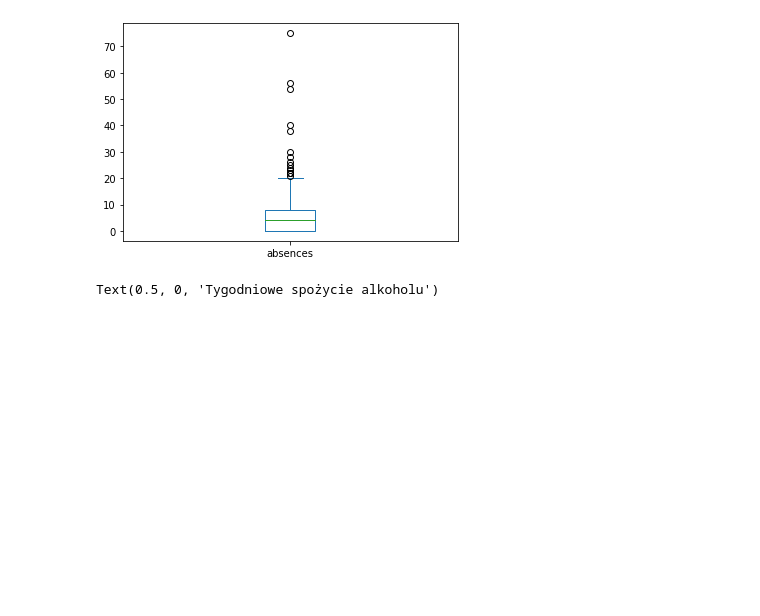
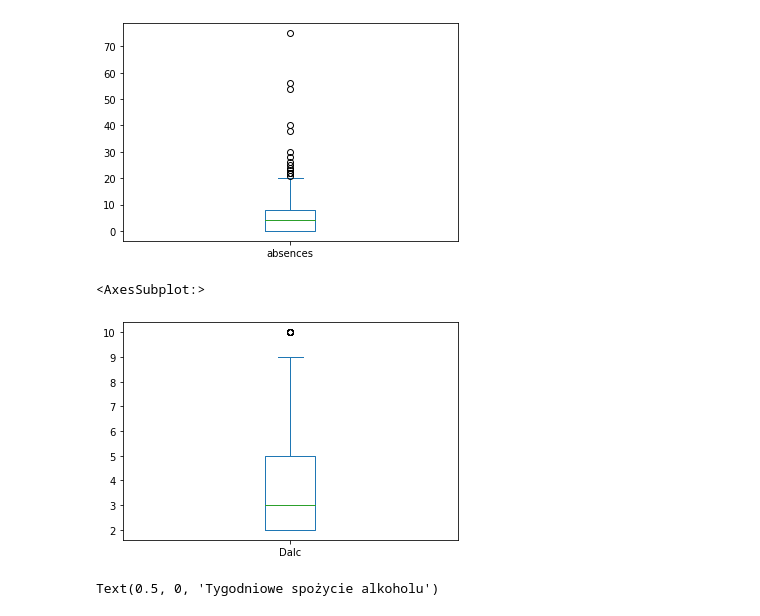
Before and after one commit to boratowsky/Nauczanie-maszynowe-w-Python, a Jupyter notebook: zaliczenie.ipynb, the cells around one changed output. Drawn from its saved outputs; the diff is of its cells as text; code cells hidden in the pictures; blank space fills up the shorter version.

```diff
--- a/zaliczenie.ipynb
+++ b/zaliczenie.ipynb
@@ -32,7 +32,6 @@ data.head(10)
 | 8 | GP | M | 15 | U | LE3 | A | 3 | 2 | services | other | home | ... |
 | 9 | GP | M | 15 | U | GT3 | T | 3 | 4 | other | other | home | ... |
 # %%
-# USUWANIE PUSTYCH WARTOŚCI (na wszelki wypadek, zbiór nie ma takowych)
+# Sprawdzanie pustych wartości
 
-data.fillna(data.mean(), inplace=True)
-data = data.copy()
+data.isnull().any()
@@ -181,6 +198,11 @@ data['absences'].plot.box()
 # %% [output]
 <AxesSubplot:>
 [figure]
+# %%
+data['Dalc'].plot.box()
+# %% [output]
+<AxesSubplot:>
+[figure, added]
 # %%
 # przewaga osob, ktore nie pija duzo alkoholu. Kazdy student pije alkohol min. 2 razy w ciagu tygodnia.
 
```
Also changed, not shown: parts of 2 cells of this notebook.
